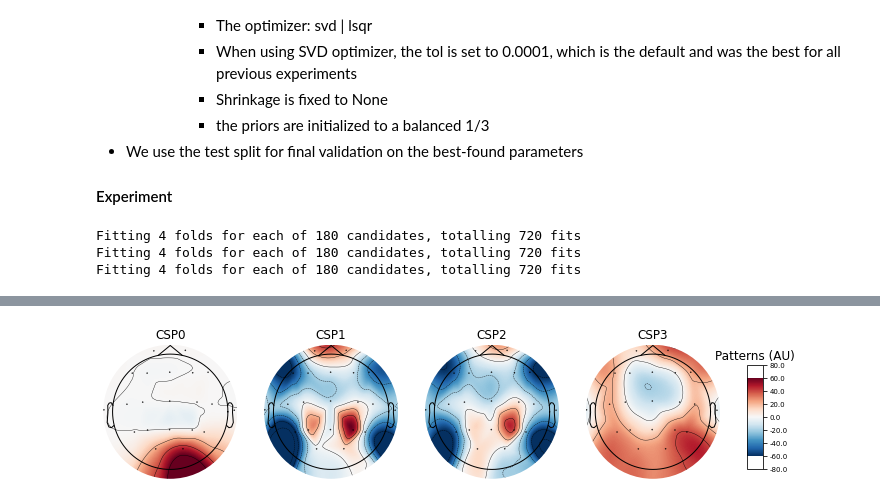
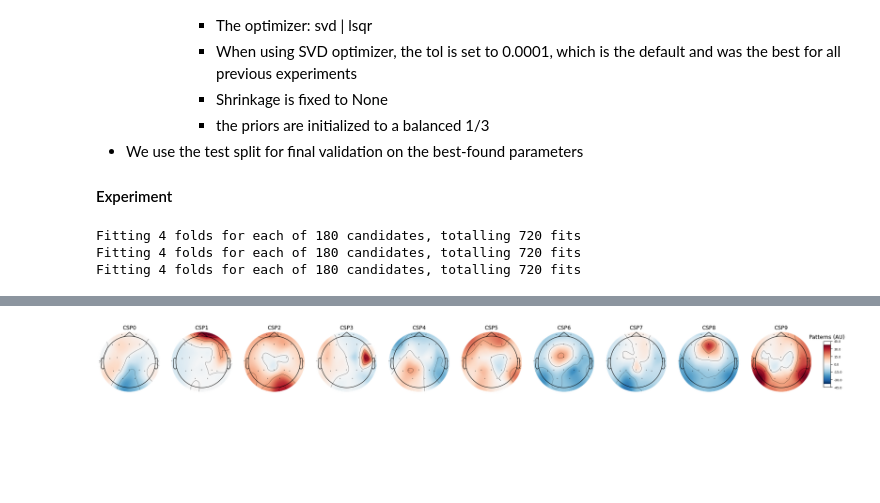
Before and after one commit to pikawika/VUB-BCI-thesis, a Jupyter notebook: code/paper-notebooks/3-advanced-csp-pipelines.ipynb, the cells around one changed output, grey strips where cells are left out. Cells and saved outputs as stored; diff of their text form; code cells hidden in the pictures; blank space fills up the shorter version.

Commit message:
Results of new session autofreq

```diff
--- a/code/paper-notebooks/3-advanced-csp-pipelines.ipynb
+++ b/code/paper-notebooks/3-advanced-csp-pipelines.ipynb
@@ -718,7 +718,7 @@ subject_ids_to_test = ["B", "C", "E"] # Subjects with three recordings
 start_offset = -1 # One second before visual queue
 end_offset = 1 # One second after visual queue
 baseline = (None, 0) # Baseline correction using data before the visual queue
-do_experiment = True # Long experiment disabled per default
+do_experiment = False # Long experiment disabled per default
 
 if do_experiment:
         # Loop over all subjects and perform the grid search for finding the best parameters
@@ -996,11 +999,14 @@ Best estimator has accuracy of 0.8314 +- 0.0263 with the following parameters
 
 # Configure global parameters for all experiments
 subject_ids_to_test = ["B", "C", "E"] # Subjects with three recordings
-best_found_csp_components = [4, 10 , 10]
-best_found_solver = ["svd", "svd", "svd"]
+best_found_csp_components = [10, 10 , 10]
+best_found_solver = ["svd", "lsqr", "svd"]
 best_found_tol = [0.0001, 0.0001, 0.0001]
-best_found_filter_lower_bound = [2, 2, 1]
-best_found_filter_upper_bound = [30, 30, 34]
+best_found_filter_lower_bound = [4, 2, 1]
+best_found_filter_upper_bound = [30, 28, 28]
+start_offset = -1 # One second before visual queue
+end_offset = 1 # One second after visual queue
+baseline = (None, 0) # Baseline correction using data before the visual queue
 
 # Loop over all found results
 for i in range(len(subject_ids_to_test)):
@@ -1010,16 +1016,65 @@ for i in range(len(subject_ids_to_test)):
     print("####################################################")
     print("\n\n")
 
-    # Open train and test data from file
-    with open(f"saved_variables/3/samesubject_differentsession/subject{subject_ids_to_test[i]}/testdata-x_autofreqcsplda.pickle", 'rb') as f:
-        X_test = pickle.load(f)
-    with open(f"saved_variables/3/samesubject_differentsession/subject{subject_ids_to_test[i]}/testdata-y_autofreqcsplda.pickle", 'rb') as f:
-        y_test = pickle.load(f)
-    with open(f"saved_variables/3/samesubject_differentsession/subject{subject_ids_to_test[i]}/traindata-x_autofreqcsplda.pickle", 'rb') as f:
-        X_train = pickle.load(f)
-    with open(f"saved_variables/3/samesubject_differentsession/subject{subject_ids_to_test[i]}/traindata-y_autofreqcsplda.pickle", 'rb') as f:
-        y_train = pickle.load(f)
+    ################# TRAINING DATA #################
+    with io.capture_output():
+        # Get all training data (all but last session of participant)
+        mne_raws = CLA_dataset.get_all_but_last_raw_mne_data_for_subject(subject_id= subject_ids_to_test[i])
 
+        # Combine training data into singular mne raw
+        mne_raw = mne.concatenate_raws(mne_raws)
+
+        # Get epochs for all those MNE raws (all training sessions)
+        mne_epochs = CLA_dataset.get_usefull_epochs_from_raw(mne_raw,
+                                                             start_offset= start_offset,
+                                                             end_offset= end_offset,
+                                                             baseline= baseline)
+
+        # Only keep epochs from the MI tasks
+        mne_epochs = mne_epochs['task/neutral', 'task/left', 'task/right']
+
+        # Load epochs into memory
+        mne_epochs.load_data()
+
+        # Get the labels
+        y_train = mne_epochs.events[:, -1]
+
+        # Get a half second window
+        X_train = mne_epochs.get_data()
+
+        # Delete resedual vars for training data
+        del mne_raws
+        del mne_raw
+        del mne_epochs
+
+    ################# TESTING DATA #################
+    with io.capture_output():
+        # Get test data
+        mne_raw = CLA_dataset.get_last_raw_mne_data_for_subject(subject_id= subject_ids_to_test[i])
+
+        # Get epochs for test MNE raw
+        mne_epochs = CLA_dataset.get_usefull_epochs_from_raw(mne_raw,
+                                                             start_offset= start_offset,
+                                                             end_offset= end_offset,
+                                                             baseline= baseline)
+
+        # Only keep epochs from the MI tasks
+        mne_epochs = mne_epochs['task/neutral', 'task/left', 'task/right']
+
+        # Load epochs into memory
+        mne_epochs.load_data()
+
+        # Get the labels
+        y_test = mne_epochs.events[:, -1]
+
+        # Get a half second window
+        X_test = mne_epochs.get_data()
+
+        # Delete resedual vars for training data
+        del mne_raw
+        del mne_epochs
+
+    ################# FIT AND PREDICT #################
     # Make the classifier
     custom_filter = EpochsToFilteredData(start_offset = -1,
                                          data_tmin = 0.1,
@@ -1067,7 +1122,6 @@ del best_found_tol
 del best_found_filter_lower_bound
 del best_found_filter_upper_bound
 del i
-del f
 del X_test
 del y_test
 del X_train
@@ -1077,6 +1131,10 @@ del lda
 del pipeline
 del y_pred
 del accuracy
+del baseline
+del custom_filter
+del end_offset
+del start_offset
 # %% [output]
 ####################################################
 # TEST RESULTS FOR SUBJECT B
@@ -1089,4 +1147,4 @@ Test accuracy for subject B: 0.3828
-[figure, old version]
+[figure, new version]
 ####################################################
 # TEST RESULTS FOR SUBJECT C
 ####################################################
```
Also changed, not shown: parts of 3 cells of this notebook.
